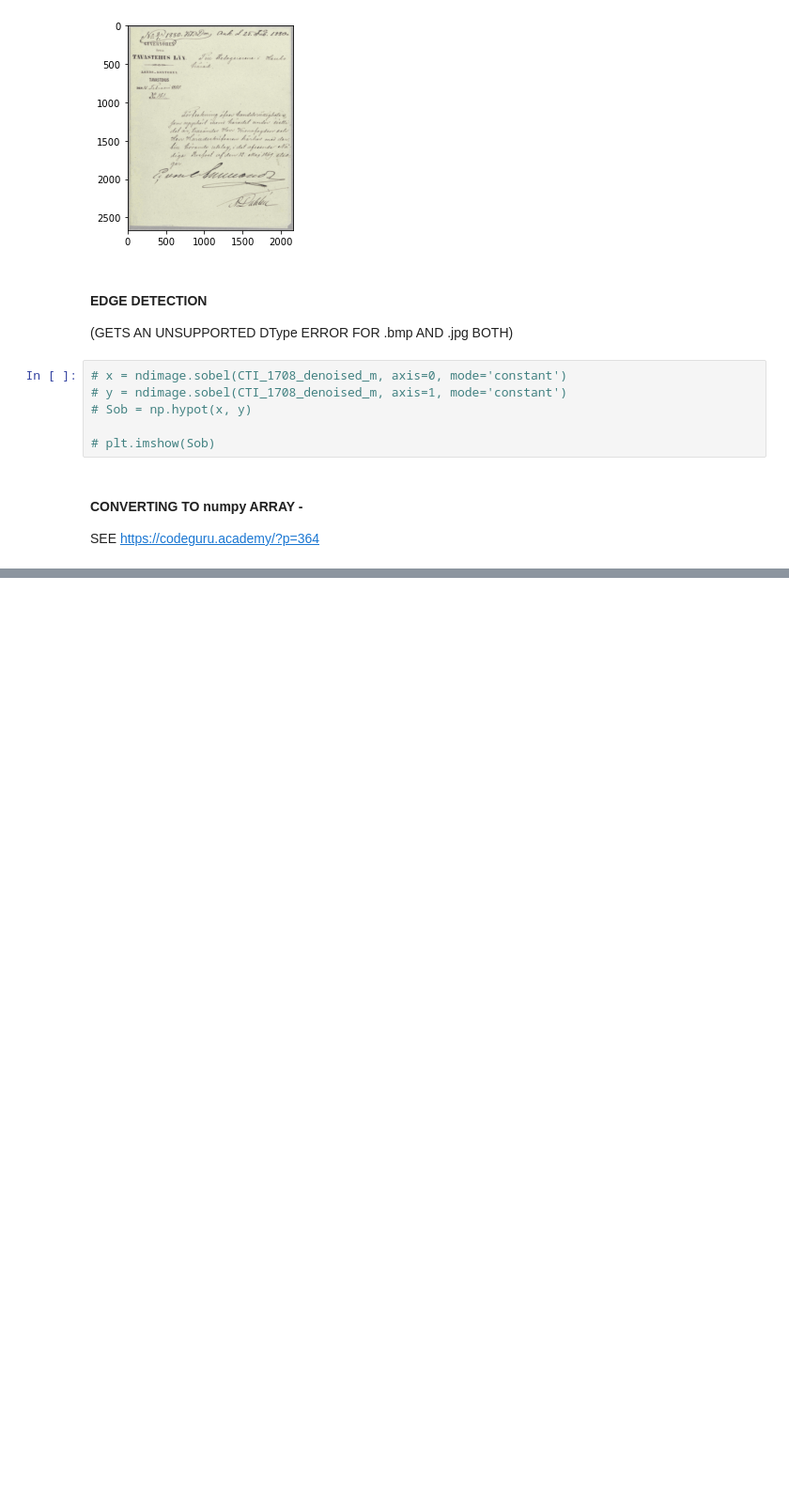
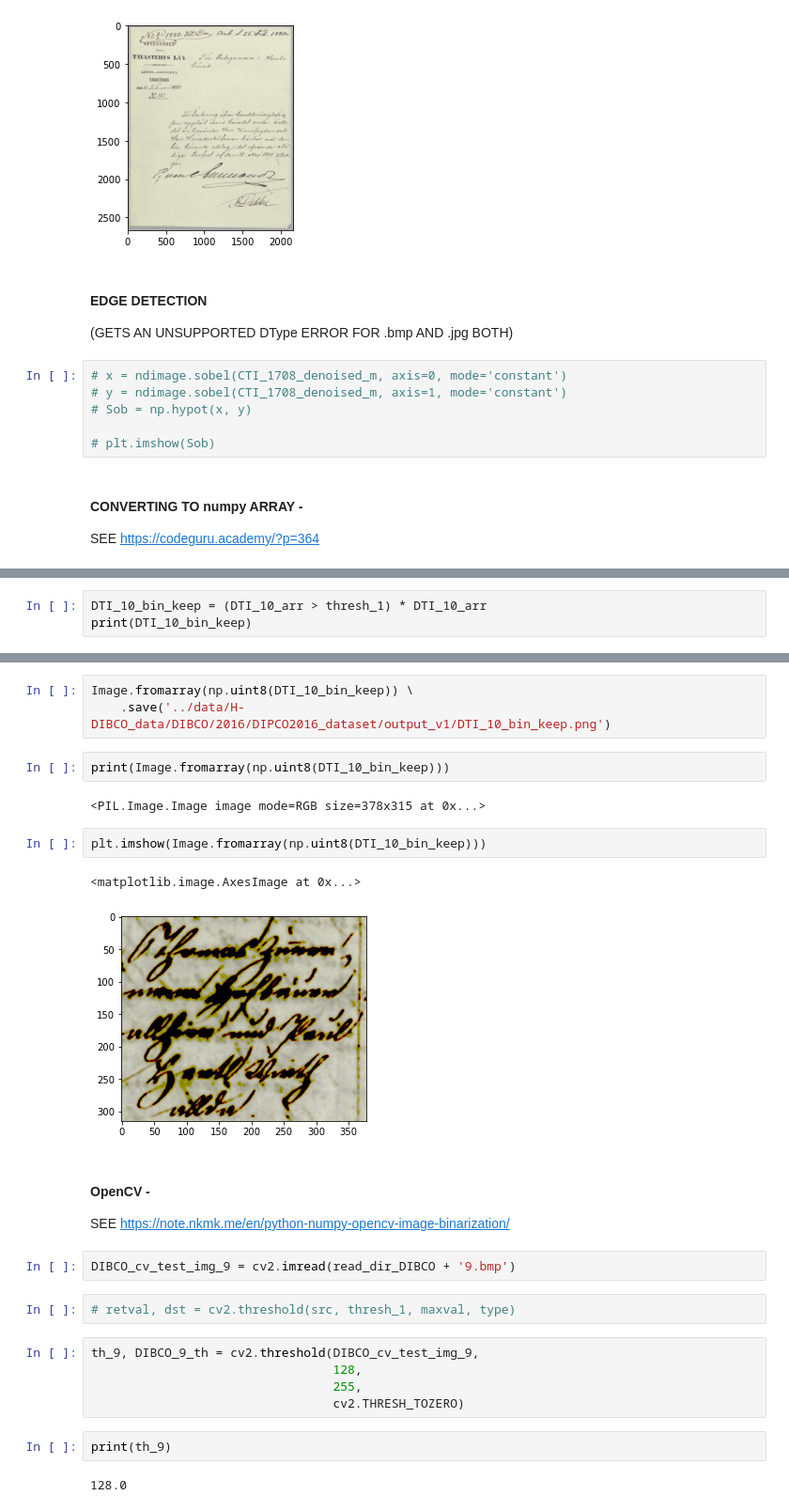
Before and after one commit to ross-k/Image-Binarization-for-Handwriting-OCR, a Jupyter notebook: notebooks/2a - image bin OCR EDA v2.ipynb, the cells around one changed output, grey strips where cells are left out. Shown at 94% size. Saved outputs shown, nothing was run; the diff lists cells and outputs as text; blank space fills up the shorter version.

```diff
--- a/notebooks/2a - image bin OCR EDA v2.ipynb
+++ b/notebooks/2a - image bin OCR EDA v2.ipynb
@@ -130,0 +212,3 @@ AttributeError: 'Array' object has no attribute 'convert'
+# %%
+DTI_10_bin_keep = (DTI_10_arr > thresh_1) * DTI_10_arr
+print(DTI_10_bin_keep)
@@ -130,0 +233,29 @@ AttributeError: 'Array' object has no attribute 'convert'
+# %%
+Image.fromarray(np.uint8(DTI_10_bin_keep)) \
+    .save('../data/H-DIBCO_data/DIBCO/2016/DIPCO2016_dataset/output_v1/DTI_10_bin_keep.png')
+# %%
+print(Image.fromarray(np.uint8(DTI_10_bin_keep)))
+# %% [output]
+<PIL.Image.Image image mode=RGB size=378x315 at 0x...>
+# %%
+plt.imshow(Image.fromarray(np.uint8(DTI_10_bin_keep)))
+# %% [output]
+<matplotlib.image.AxesImage at 0x...>
+[figure, added]
+# %% [markdown]
+#### OpenCV -
+
+SEE https://note.nkmk.me/en/python-numpy-opencv-image-binarization/
+# %%
+DIBCO_cv_test_img_9 = cv2.imread(read_dir_DIBCO + '9.bmp')
+# %%
+# retval, dst = cv2.threshold(src, thresh_1, maxval, type)
+# %%
+th_9, DIBCO_9_th = cv2.threshold(DIBCO_cv_test_img_9,
+                                 128,
+                                 255,
+                                 cv2.THRESH_TOZERO)
+# %%
+print(th_9)
+# %% [output]
+128.0
```
Also changed, not shown: parts of 24 cells of this notebook.
